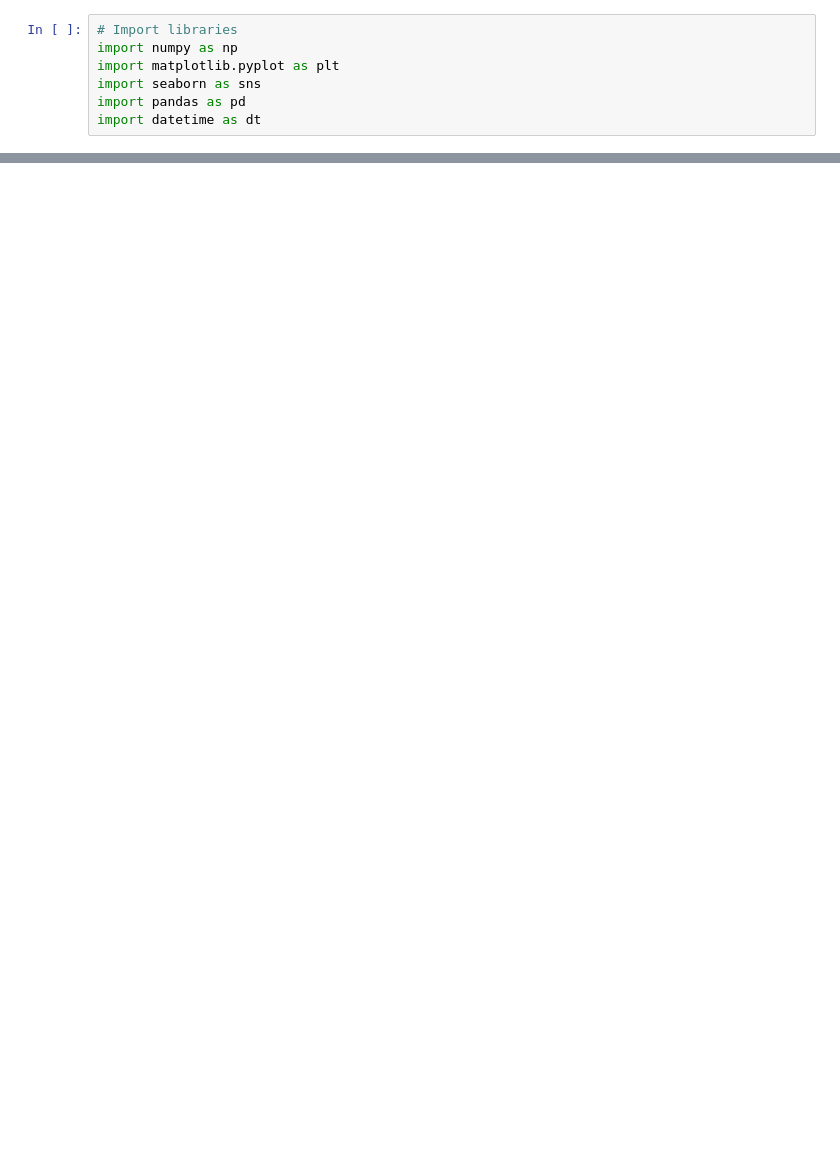
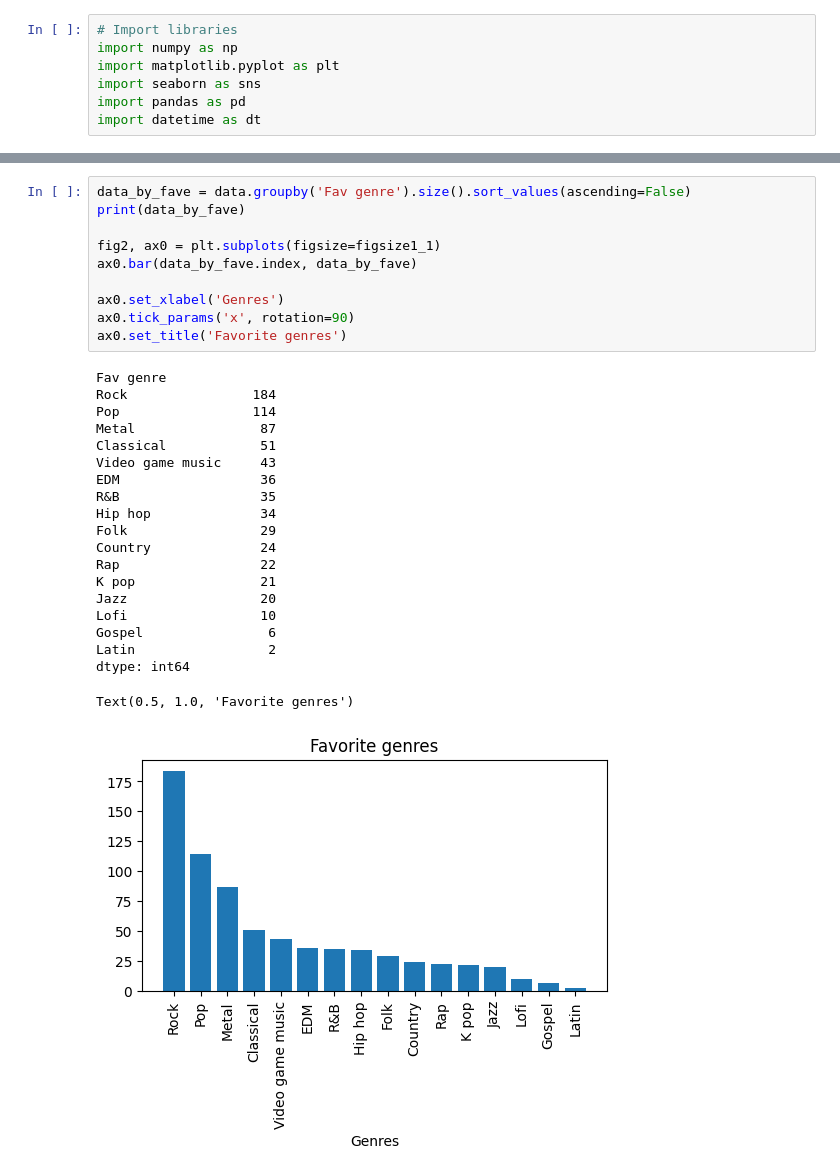
Before and after one commit to mlcuadra1/Mental-Health-x-Music-EDA, a Jupyter notebook: notebooks/Script 2 - EDA.ipynb, the cells around one changed output, grey strips where cells are left out. Cells and saved outputs as stored; diff of their text form; blank space fills up the shorter version.

```diff
--- a/notebooks/Script 2 - EDA.ipynb
+++ b/notebooks/Script 2 - EDA.ipynb
@@ -68,0 +80,31 @@ figsize1_2 = (16, 5)
+# %%
+data_by_fave = data.groupby('Fav genre').size().sort_values(ascending=False)
+print(data_by_fave)
+
+fig2, ax0 = plt.subplots(figsize=figsize1_1)
+ax0.bar(data_by_fave.index, data_by_fave)
+
+ax0.set_xlabel('Genres')
+ax0.tick_params('x', rotation=90)
+ax0.set_title('Favorite genres')
+# %% [output]
+Fav genre
+Rock                184
+Pop                 114
+Metal                87
+Classical            51
+Video game music     43
+EDM                  36
+R&B                  35
+Hip hop              34
+Folk                 29
+Country              24
+Rap                  22
+K pop                21
+Jazz                 20
+Lofi                 10
+Gospel                6
+Latin                 2
+dtype: int64
+Text(0.5, 1.0, 'Favorite genres')
+[figure, added]
```
Also changed, not shown: parts of 9 cells of this notebook, 3 other files.
